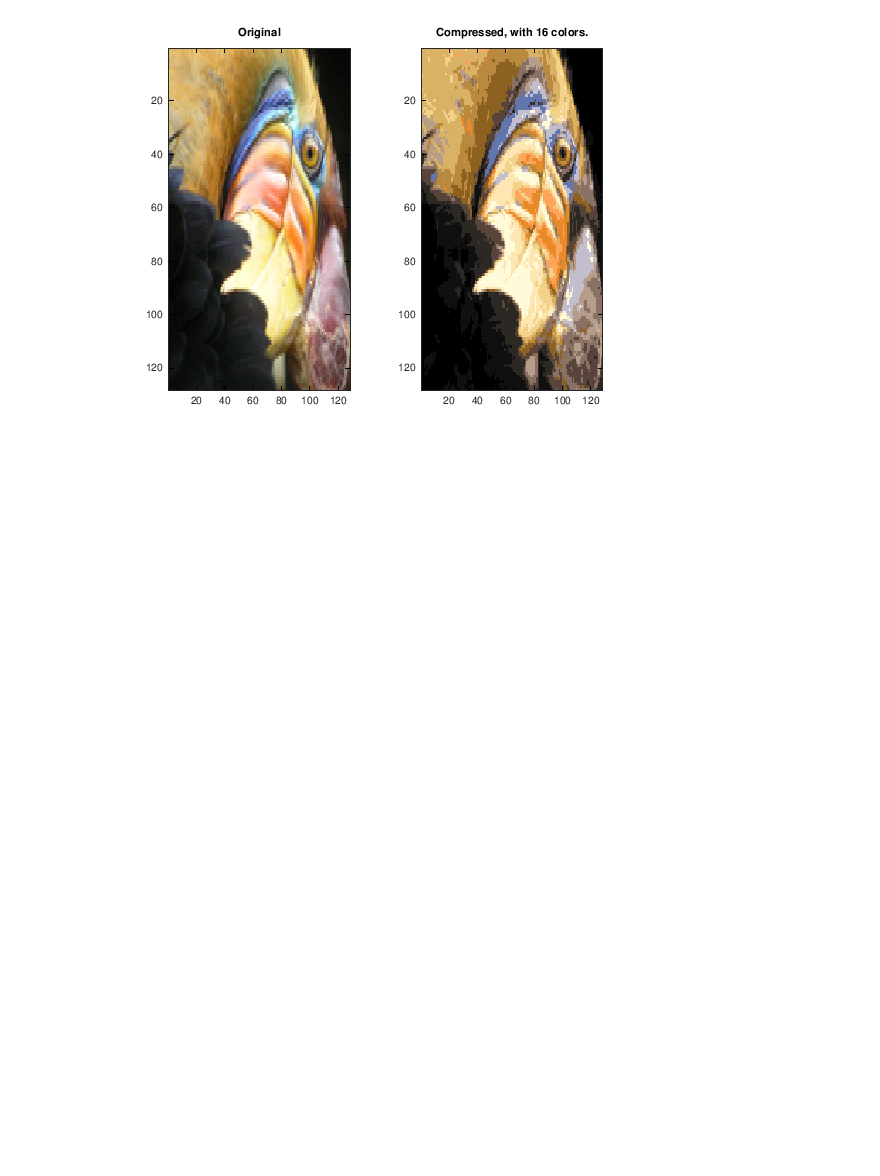
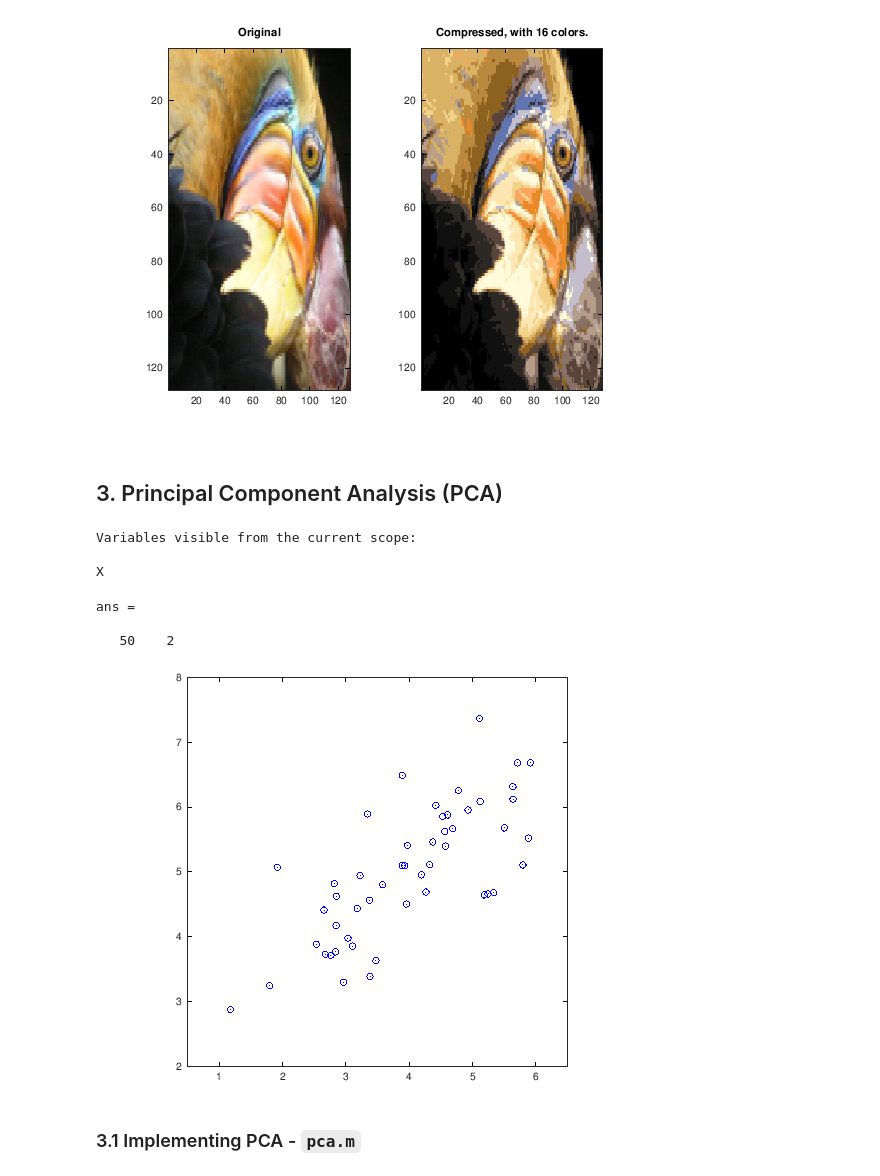
Before and after one commit to mxagar/machine_learning_coursera, a Jupyter notebook: exercises/ex1-ex8-octave/ex7/ML_Coursera_Ex_7_KMeans_PCA.ipynb, the cells around one changed output. Cells and saved outputs as stored; diff of their text form; code cells hidden in the pictures; blank space fills up the shorter version.

```diff
--- a/exercises/ex1-ex8-octave/ex7/ML_Coursera_Ex_7_KMeans_PCA.ipynb
+++ b/exercises/ex1-ex8-octave/ex7/ML_Coursera_Ex_7_KMeans_PCA.ipynb
@@ -261,3 +265,5 @@ imagesc(X_compressed)
 title(sprintf('Compressed, with %d colors.', K));
 # %% [output]
 [figure]
+# %% [markdown]
+## 3. Principal Component Analysis (PCA)
@@ -263,0 +274,20 @@ title(sprintf('Compressed, with %d colors.', K));
+# %%
+who
+# %% [output]
+Variables visible from the current scope:
+
+X
+# %%
+size(X)
+# %% [output]
+ans =
+
+   50    2
+# %%
+% Visualize the example dataset
+plot(X(:, 1), X(:, 2), 'bo');
+axis([0.5 6.5 2 8]); axis square;
+# %% [output]
+[figure, added]
+# %% [markdown]
+### 3.1 Implementing PCA - `pca.m`
```
Also changed, not shown: parts of 16 cells of this notebook, 2 other files.
